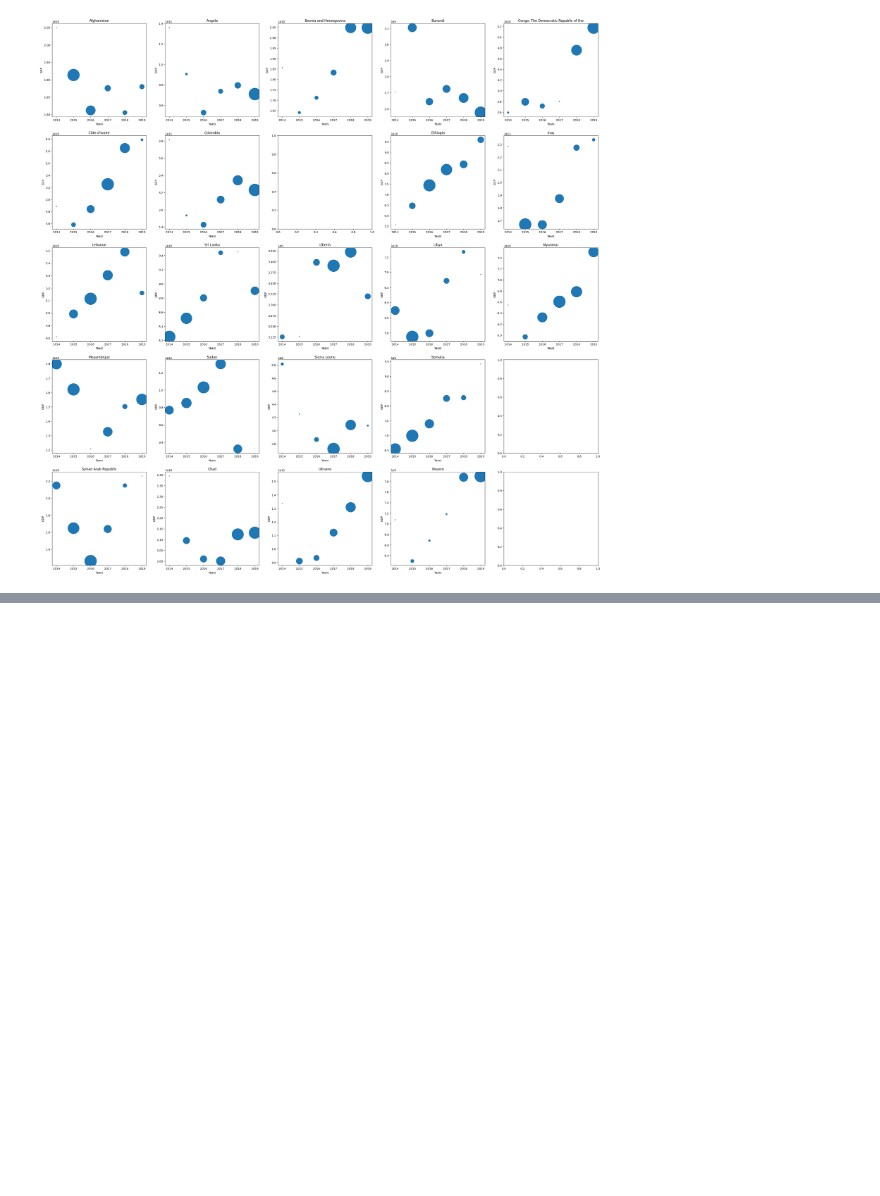
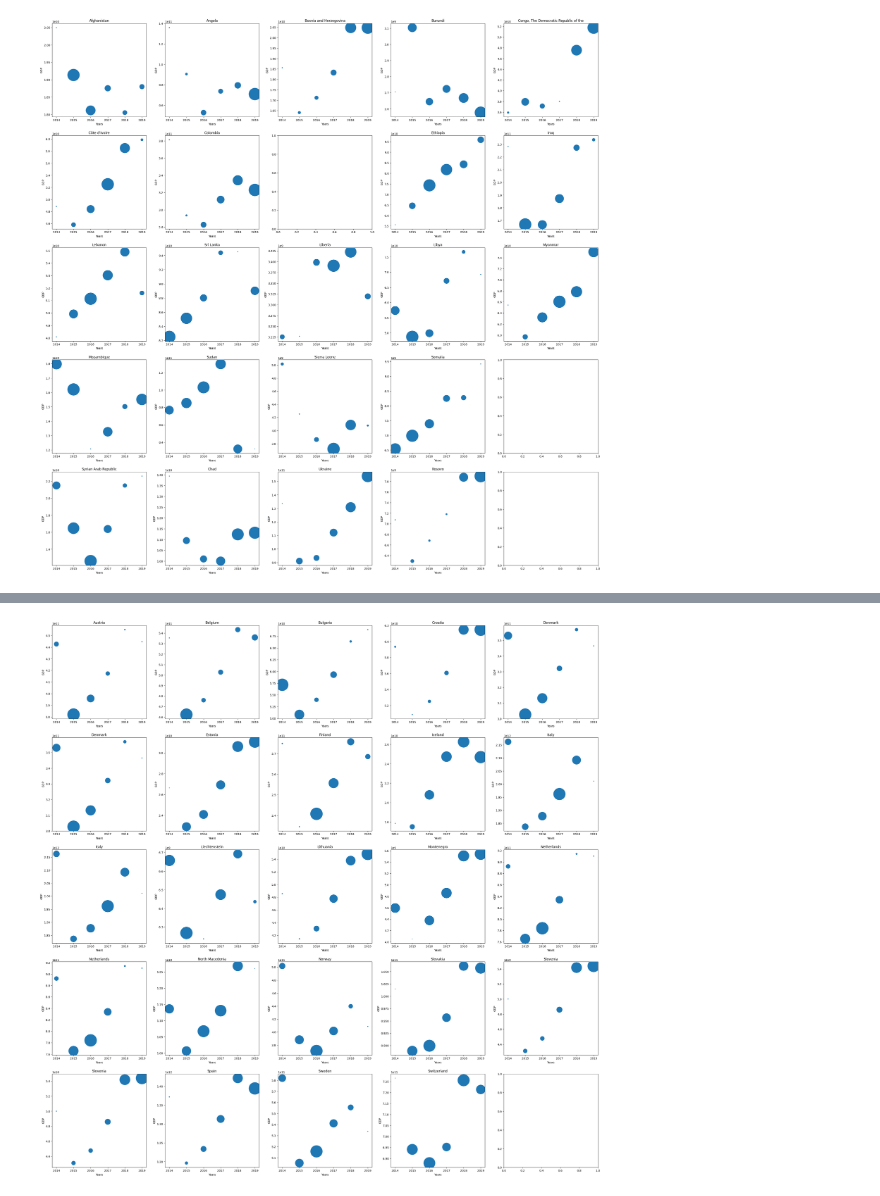
Before and after one commit to MIT-Emerging-Talent/2024-group-07-cdsp, a Jupyter notebook: Data_Analysis/first_iteration/First_Analysis.ipynb, the cells around one changed output, grey strips where cells are left out. Saved outputs shown, nothing was run; the diff lists cells and outputs as text; code cells hidden in the pictures; blank space fills up the shorter version.

```diff
--- a/Data_Analysis/first_iteration/First_Analysis.ipynb
+++ b/Data_Analysis/first_iteration/First_Analysis.ipynb
@@ -313,0 +350,35 @@ The provided callable <function sum at 0x...> is currently using SeriesGroupBy.s
+# %%
+destination_countries = destination_group['destination_name'].to_list()
+#dividing list into sublists for subplots
+destination_countries = [destination_countries[i:i+5] for i in range(0, len(destination_countries), 4)]
+destination_countries
+fig,ax = plt.subplots(5,5, figsize=(35,35))
+#COlumns names for population data
+X = ['Estst_Total_migrant_2014','Estst_Total_migrant_2015','Estst_Total_migrant_2016',
+                                   'Estst_Total_migrant_2017',
+                                   'Estst_Total_migrant_2018',
+                                   'Estst_Total_migrant_2019']
+#columns for y axis values
+Y = ['destination_gdp_2014','destination_gdp_2015','destination_gdp_2016','destination_gdp_2017','destination_gdp_2018','destination_gdp_2019']
+#x-axis labels
+x=['2014','2015','2016','2017','2018','2019']
+for i in range(0,5):
+    for j in range(0,5):
+        #the last sub list has length of 4, so to avaid index error will break the loop when j > length
+        if j>=len(destination_countries[i]):
+            break
+        population=[]
+        gdp=[]
+
+
+        for E in X:
+            #creating seperate list for columns values using the X list column names
+            population.append(destination_group[destination_group['destination_name']==destination_countries[i][j]][E].item())
+        for G in Y:
+            #creating seperate list for gdp values using the Y list column names
+            gdp.append(destination_group[destination_group['destination_name']==destination_countries[i][j]][G].item())
+        sns.scatterplot(x=x, y=gdp, size=population, legend=False, sizes=(20, 2000), ax=ax[i][j]).set_title(destination_countries[i][j])
+        ax[i][j].set_xlabel("Years")
+        ax[i][j].set_ylabel("GDP")
+# %% [output]
+[figure, added]
```
Also changed, not shown: parts of 3 cells of this notebook.
